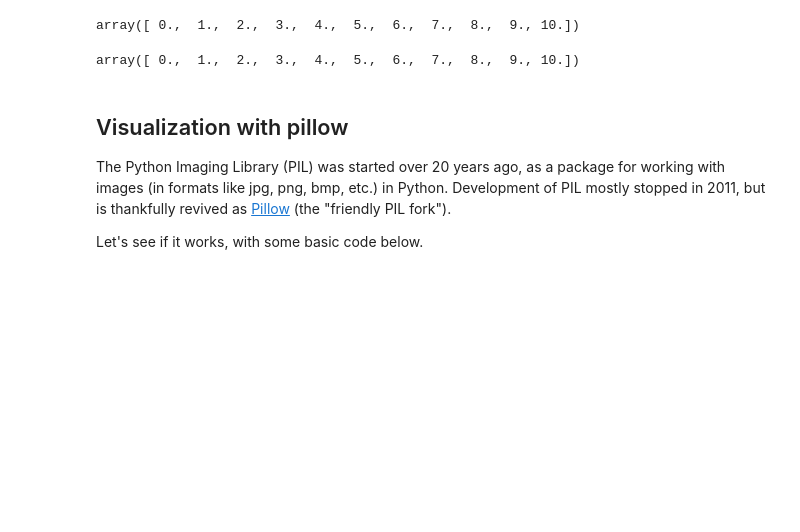
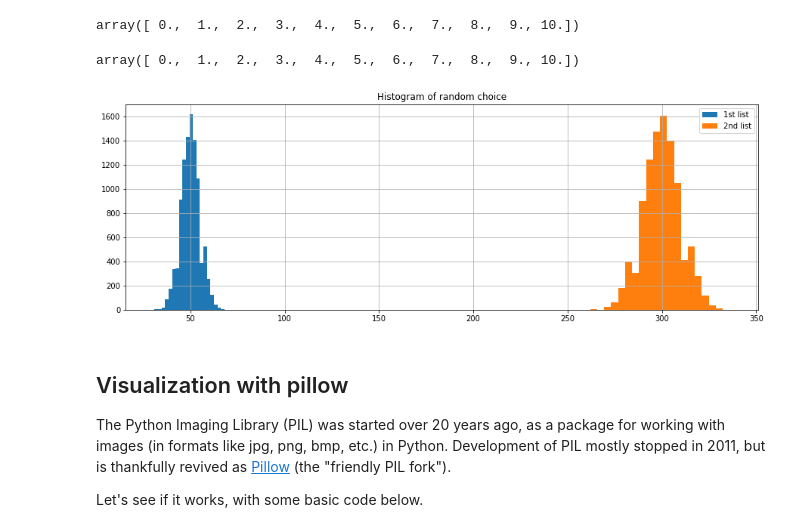
Before and after one commit to Dannyphantom17/Math-152, a Jupyter notebook: P4M_Notebook_4.ipynb, the cells around one changed output. Drawn from its saved outputs; the diff is of its cells as text; code cells hidden in the pictures; blank space fills up the shorter version.

```diff
--- a/P4M_Notebook_4.ipynb
+++ b/P4M_Notebook_4.ipynb
@@ -1059,3 +1065,19 @@ array([ 0.,  1.,  2.,  3.,  4.,  5.,  6.,  7.,  8.,  9., 10.])
+# %%
+# 3.
+R = np.random.choice([0,1],(10000,100))
+S = np.sum(R, axis = 1)
+W = np.random.choice([2,4],(10000,100))
+Q = np.sum(W, axis = 1)
+plt.figure(figsize=(15,5))
+plt.hist(S, bins = 20,label = '1st list')
+plt.hist(Q, bins = 20,label = '2nd list')
+plt.grid()
+plt.title("Histogram of random choice")
+plt.legend()
+plt.show()
+# The longer the list, the wider the peak of the histogram.
+# %% [output]
+[figure, added]
 # %% [markdown]
 ## Visualization with pillow
 
```
Also changed, not shown: parts of 1 cell of this notebook.
